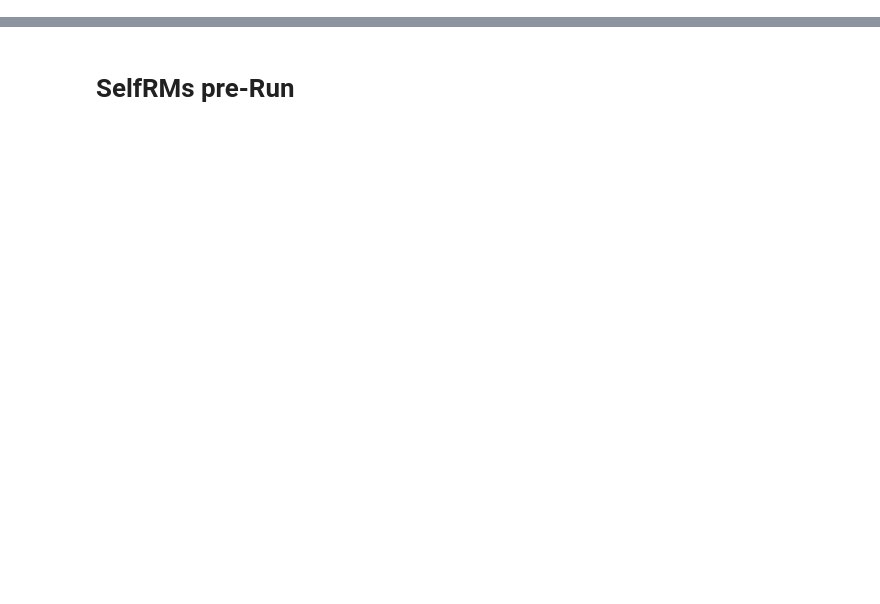
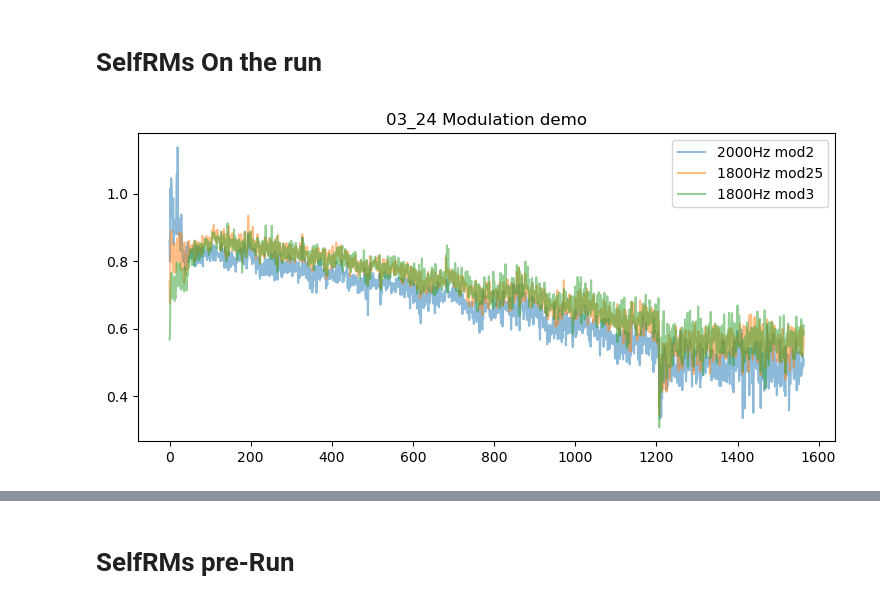
Before and after one commit to edenacadia/sparkles, a Jupyter notebook: dev/sparkles_2024A_selfRM.ipynb, the cells around one changed output, grey strips where cells are left out. Cells and saved outputs as stored; diff of their text form; code cells hidden in the pictures; blank space fills up the shorter version.

```diff
--- a/dev/sparkles_2024A_selfRM.ipynb
+++ b/dev/sparkles_2024A_selfRM.ipynb
@@ -16,3 +16,29 @@ import sparkles.spark as spkl
 import sparkles.spark_plots as sp
 # python file made for this mode
 import sparkles.spark_lab as slab
+# %% [markdown]
+# SelfRMs On the run
+# %%
+selfRM_dir = '~/data/2024A/selfRM/'
+testRMs_2000_2 = selfRM_dir + 'selfRM_20240324_1564mode_2000Hz_2mod.fits'
+testRMs_1800_25 = selfRM_dir + 'selfRM_20240324_1564mode_1800Hz_25mod.fits'
+testRMs_1800_3 = selfRM_dir + 'selfRM_20240324_1564mode_1800Hz_3mod.fits'
+# %%
+#look at the new selfRMs
+data_2000_2 = np.diag(fits.open(testRMs_2000_2)[0].data[5])
+data_1800_25 = np.diag(fits.open(testRMs_1800_25)[0].data[5])
+data_1800_3 = np.diag(fits.open(testRMs_1800_3)[0].data[5])
+
+#plot set up
+fig, axs = plt.subplots(nrows=1, ncols=1, figsize=(9, 4), facecolor='white', sharex=True)
+
+#plot it
+plt.plot(data_2000_2, alpha = 0.5, label = '2000Hz mod2')
+plt.plot(data_1800_25, alpha = 0.5, label = '1800Hz mod25')
+plt.plot(data_1800_3, alpha = 0.5, label = '1800Hz mod3')
+
+plt.title('03_24 Modulation demo')
+plt.legend()
+plt.show()
+# %% [output]
+[figure, added]
```
Also changed, not shown: parts of 8 cells of this notebook, 2 other files.
